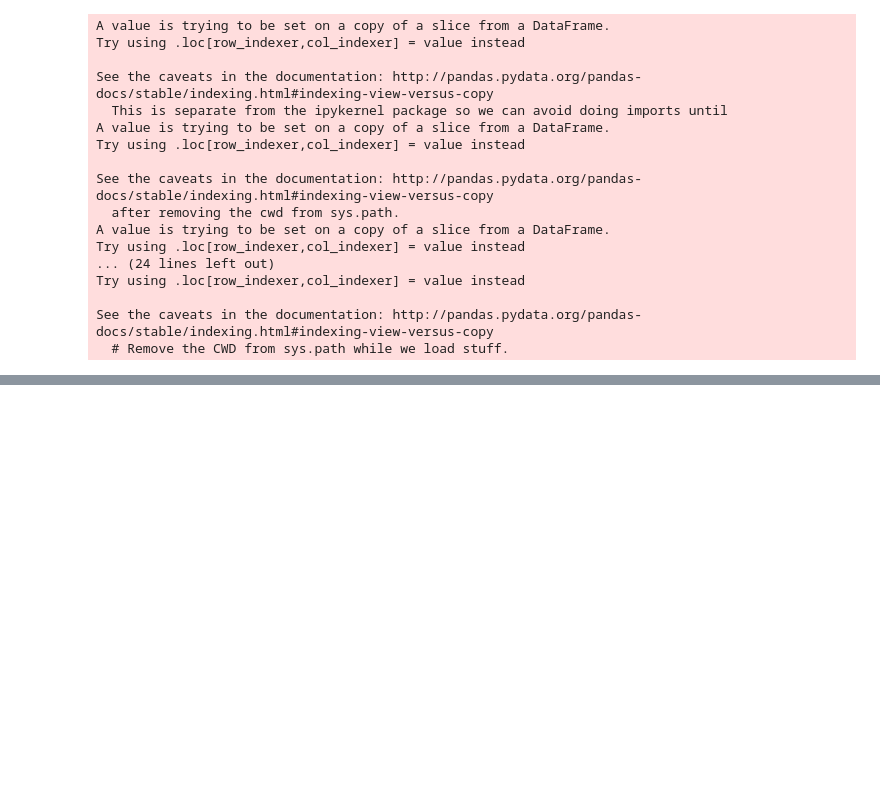
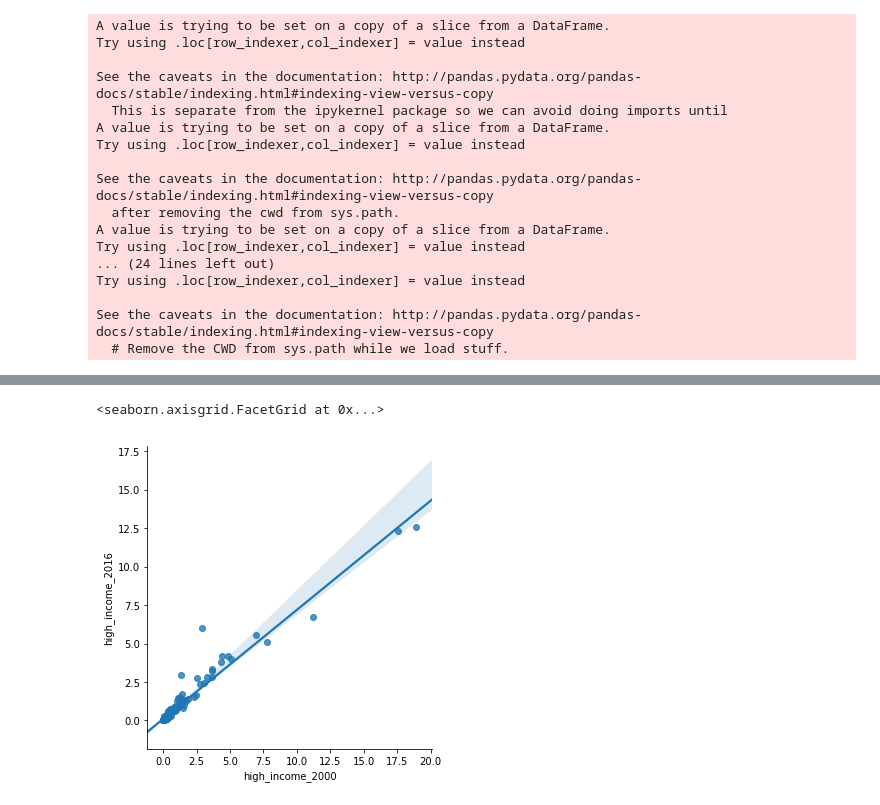
Before and after one commit to MeriemMar/data-labs, a Jupyter notebook: module-2/visualizing-real-world-data-project/your-code/Project.ipynb, the cells around one changed output, grey strips where cells are left out. Cells and saved outputs as stored; diff of their text form; code cells hidden in the pictures; blank space fills up the shorter version.

```diff
--- a/module-2/visualizing-real-world-data-project/your-code/Project.ipynb
+++ b/module-2/visualizing-real-world-data-project/your-code/Project.ipynb
@@ -242,0 +264,5 @@ world.plot(column='deaths');
+# %%
+sns.lmplot('high_income_2000','high_income_2016',data=df_clean)
+# %% [output]
+<seaborn.axisgrid.FacetGrid at 0x...>
+[figure, added]
```
Also changed, not shown: parts of 19 cells of this notebook.
